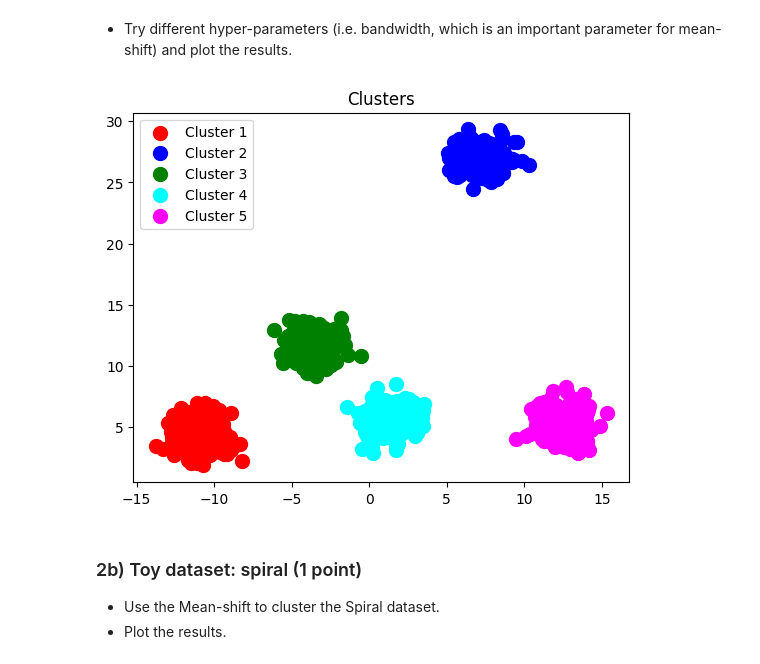
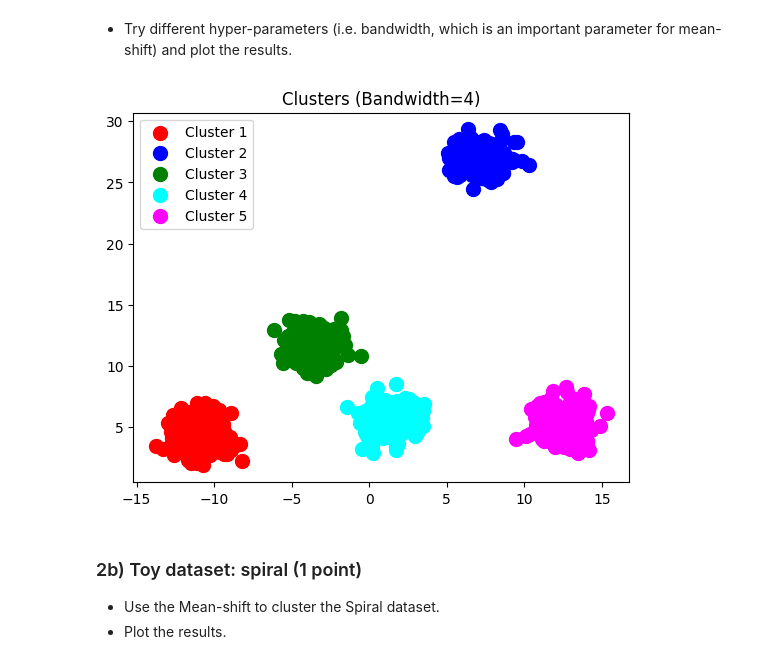
Before and after one commit to tunayildizuzh/MachineLearningforSciences, a Jupyter notebook: Labs/Lab4.ipynb, the cells around one changed output. Drawn from its saved outputs; the diff is of its cells as text; code cells hidden in the pictures.

```diff
--- a/Labs/Lab4.ipynb
+++ b/Labs/Lab4.ipynb
@@ -204,14 +204,14 @@ y_kmeans = mshift.fit_predict(data_blobs)
 # %%
 plt.scatter(data_blobs[y_kmeans == 0, 0], data_blobs[y_kmeans == 0, 1], s = 100, c = 'red', label = 'Cluster 1')
 plt.scatter(data_blobs[y_kmeans == 1, 0], data_blobs[y_kmeans == 1, 1], s = 100, c = 'blue', label = 'Cluster 2')
 plt.scatter(data_blobs[y_kmeans == 2, 0], data_blobs[y_kmeans == 2, 1], s = 100, c = 'green', label = 'Cluster 3')
 plt.scatter(data_blobs[y_kmeans == 3, 0], data_blobs[y_kmeans == 3, 1], s = 100, c = 'cyan', label = 'Cluster 4')
 plt.scatter(data_blobs[y_kmeans == 4, 0], data_blobs[y_kmeans == 4, 1], s = 100, c = 'magenta', label = 'Cluster 5')
-plt.title('Clusters')
+plt.title('Clusters (Bandwidth=4)')
 plt.legend()
 plt.show()
 # %% [output]
-[figure, old version]
+[figure, new version]
 # %% [markdown]
 ### 2b) Toy dataset: spiral (1 point)
 
```
Also changed, not shown: parts of 9 cells of this notebook.
